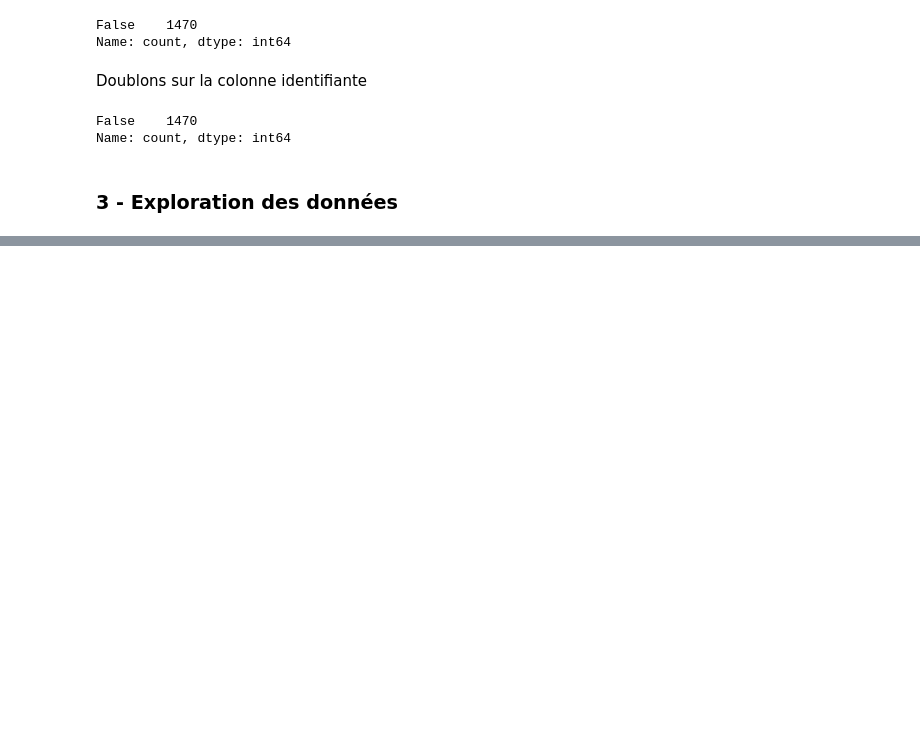
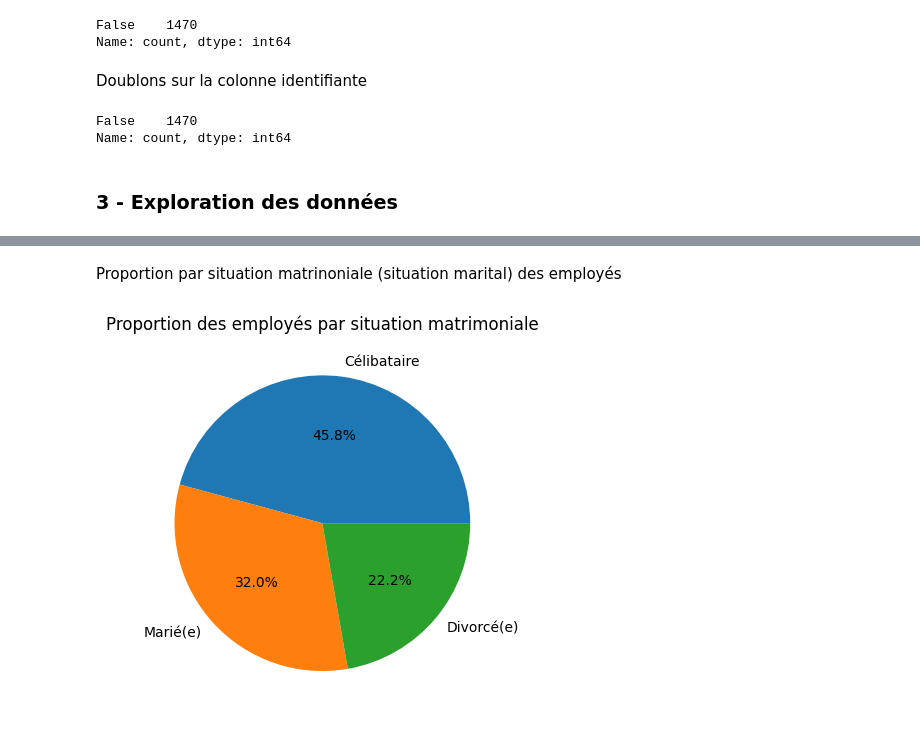
Before and after one commit to DavidRichomme/OC_P4_Classifiez_automatiquement_les_informations, a Jupyter notebook: Notebooks/01_2_EDA_sirh.ipynb, the cells around one changed output, grey strips where cells are left out. Drawn from its saved outputs; the diff is of its cells as text; code cells hidden in the pictures; blank space fills up the shorter version.

```diff
--- a/Notebooks/01_2_EDA_sirh.ipynb
+++ b/Notebooks/01_2_EDA_sirh.ipynb
@@ -100,0 +124,8 @@ Name: count, dtype: int64
+# %% [markdown]
+Proportion par situation matrinoniale (situation marital) des employés
+# %%
+plt.pie(df_brut_sirh['statut_marital'].value_counts(),labels=df_brut_sirh['statut_marital'].unique(), autopct="%1.1f%%")
+plt.title('Proportion des employés par situation matrimoniale')
+plt.show()
+# %% [output]
+[figure, added]
```
Also changed, not shown: parts of 13 cells of this notebook, 5 other files.
